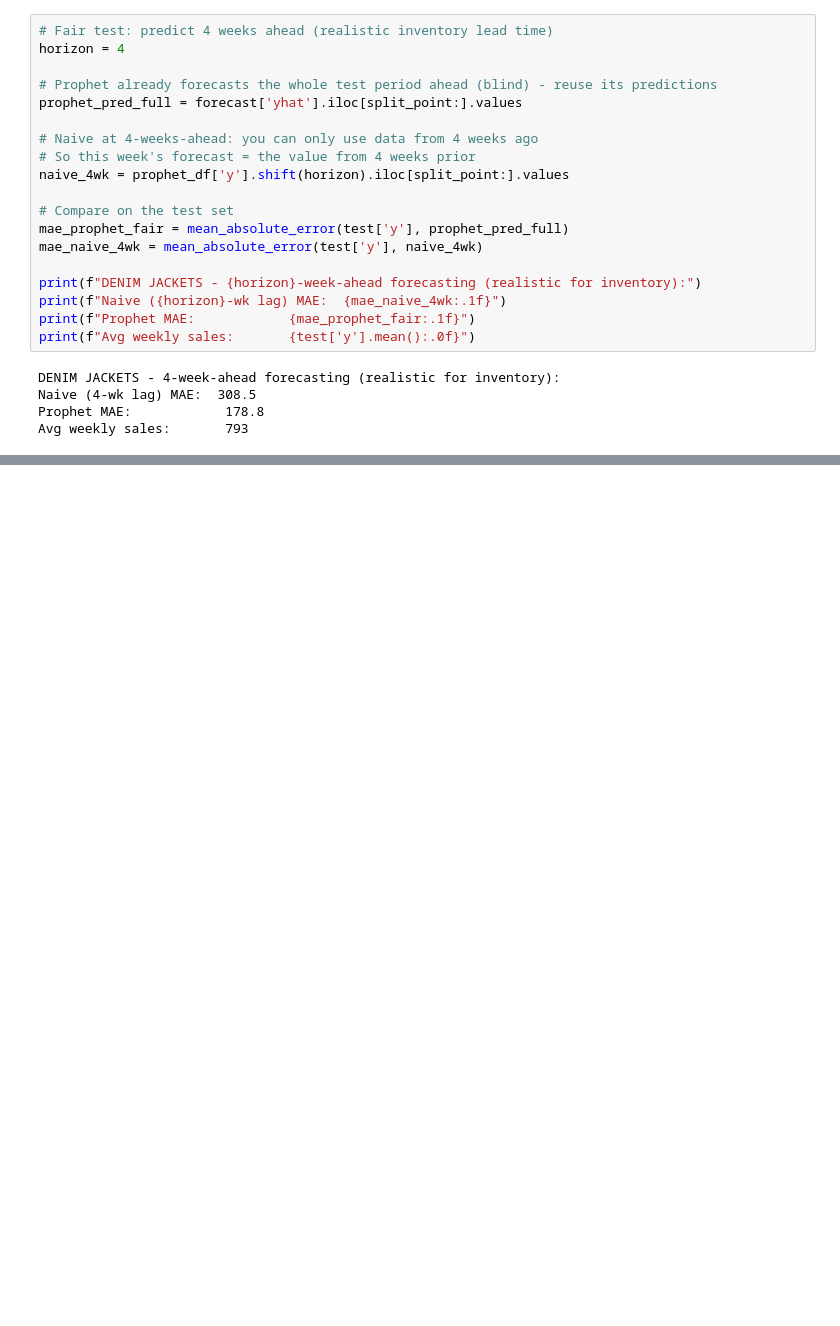
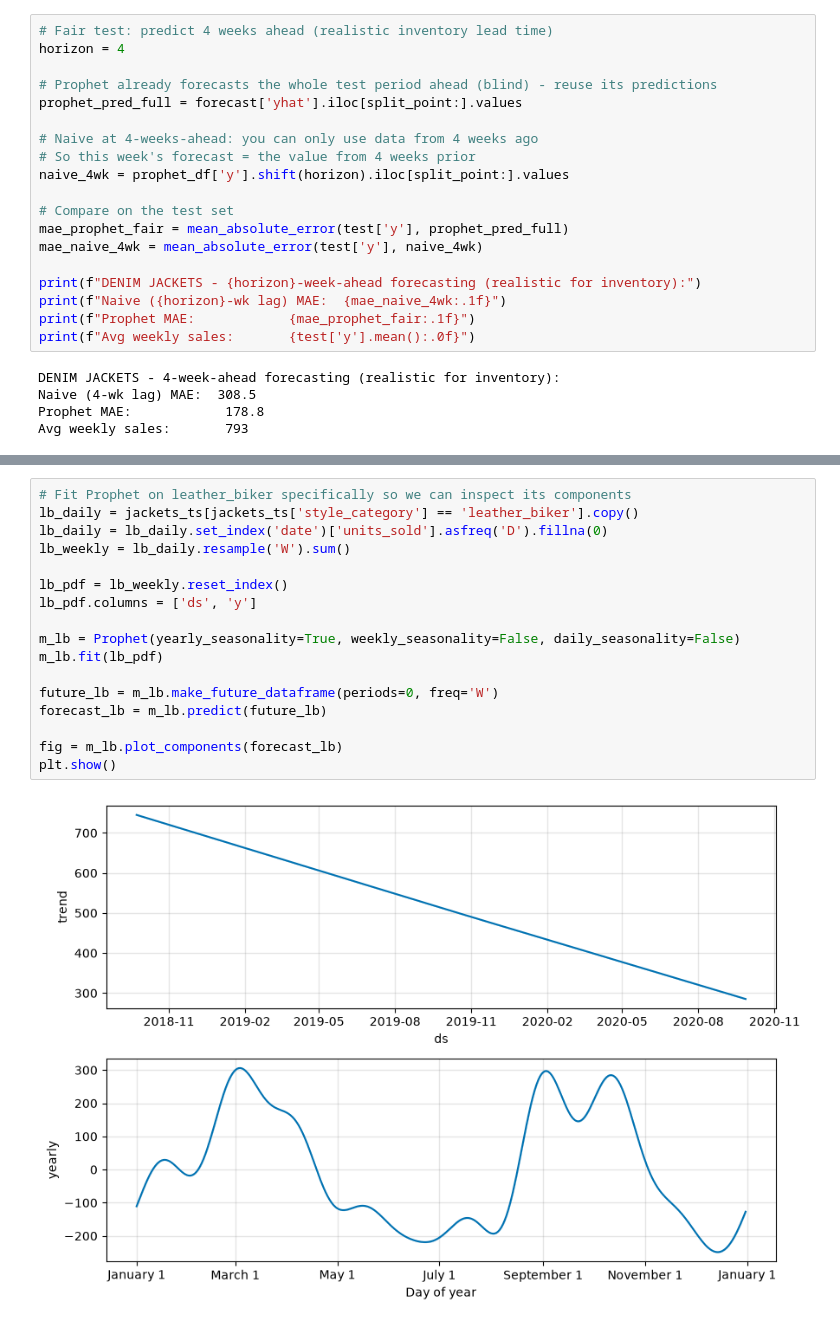
Before and after one commit to cristianowen/fashion-trend-forecasting, a Jupyter notebook: notebooks/04_forecasting.ipynb, the cells around one changed output, grey strips where cells are left out. Drawn from its saved outputs; the diff is of its cells as text; blank space fills up the shorter version.

```diff
--- a/notebooks/04_forecasting.ipynb
+++ b/notebooks/04_forecasting.ipynb
@@ -441,0 +495,19 @@ Avg weekly sales:       793
+# %%
+# Fit Prophet on leather_biker specifically so we can inspect its components
+lb_daily = jackets_ts[jackets_ts['style_category'] == 'leather_biker'].copy()
+lb_daily = lb_daily.set_index('date')['units_sold'].asfreq('D').fillna(0)
+lb_weekly = lb_daily.resample('W').sum()
+
+lb_pdf = lb_weekly.reset_index()
+lb_pdf.columns = ['ds', 'y']
+
+m_lb = Prophet(yearly_seasonality=True, weekly_seasonality=False, daily_seasonality=False)
+m_lb.fit(lb_pdf)
+
+future_lb = m_lb.make_future_dataframe(periods=0, freq='W')
+forecast_lb = m_lb.predict(future_lb)
+
+fig = m_lb.plot_components(forecast_lb)
+plt.show()
+# %% [output]
+[figure, added]
```
Also changed, not shown: parts of 14 cells of this notebook, 2 other files.
